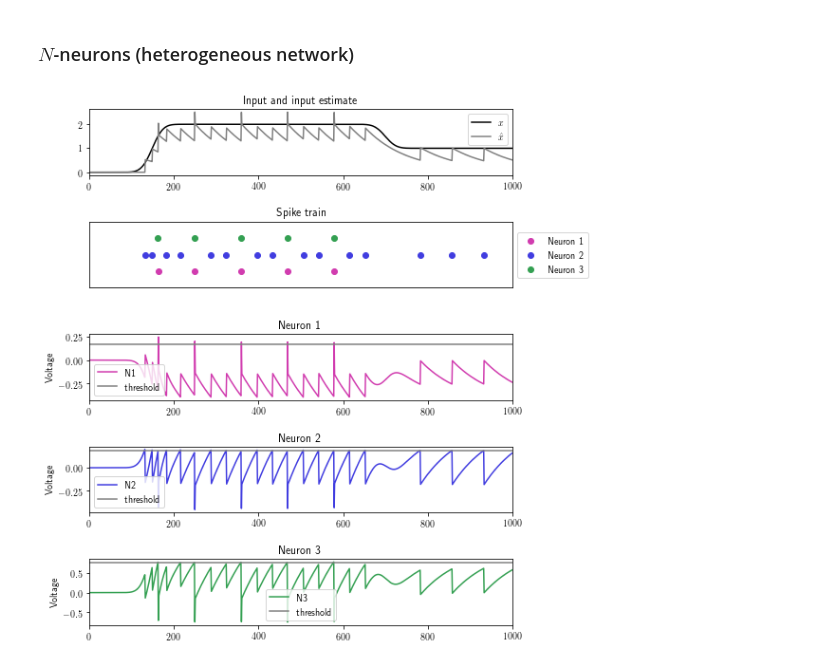
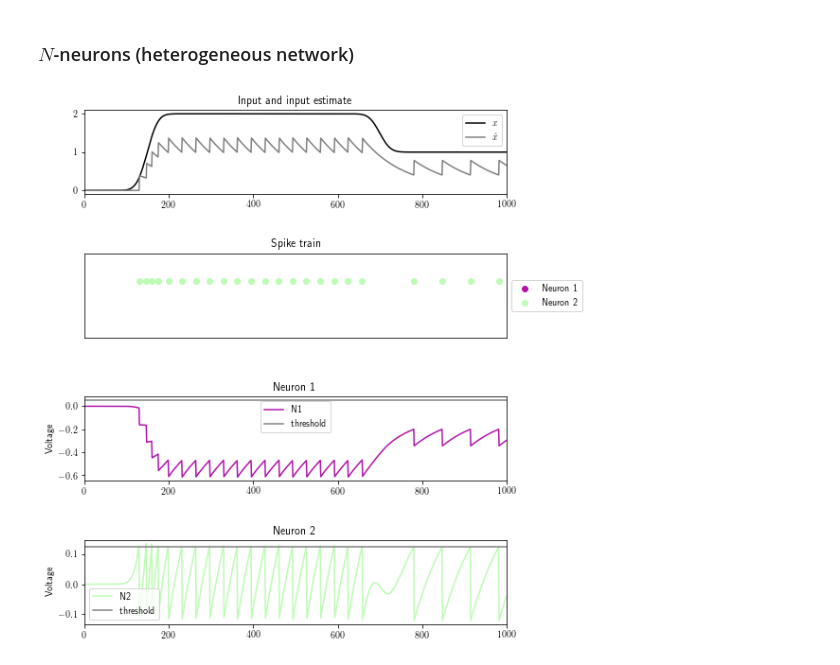
Before and after one commit to ABra1993/LisbonLab, a Jupyter notebook: Current/SNN_current.ipynb, the cells around one changed output. Drawn from its saved outputs; the diff is of its cells as text; code cells hidden in the pictures.

```diff
--- a/Current/SNN_current.ipynb
+++ b/Current/SNN_current.ipynb
@@ -20,7 +20,7 @@ Initialize parameters
 # %%
 def initialize_params(N, dt, iterations, beta, gamma=0, weights='homogeneous'):
 
-        """ Initialize parameters.
+    """ Initialize parameters.
 
     Parameters
     ----------
@@ -33,16 +33,16 @@ def initialize_params(N, dt, iterations, beta, gamma=0, weights='homogeneous'):
 
     """
 
-    t = np.arange(0, iterations) * dt                    # time
+    t = np.arange(0, iterations) * dt
     x_est = np.zeros(iterations)                         # input estimate
     o = np.zeros((N, iterations))                        # spike trains
     voltage = np.zeros((N, iterations))                  # voltages
-    D = np.ones((1, N))                                  # ''output kernel''
+    D = np.ones(N)                                       # ''output kernel''
     if weights == 'homogeneous':
-        D = np.ones((1, N)) * gamma
+        D = np.ones(N) * gamma
     elif weights == 'heterogeneous':
-        D = np.random.normal(1/N, 0.5, size=(1,N))
-    T = [(weight ** 2)/2 + beta/2 for weight in D[0]]    # threshold
+        D = np.random.normal(1/N, 0.5, size=(N))
+    T = [(weight ** 2)/2 + beta/2 for weight in D]    # threshold
 
     return (t, x_est, o, voltage, D, T)
 # %% [markdown]
@@ -310,20 +306,20 @@ visualize_voltage()
 # %% [markdown]
 ### $\textit{N}$-neurons (heterogeneous network)
 # %%
-N = 3
+N = 2
 dt = 0.01
 iterations = 1000
 c_upp = 2
-gamma = 0
+gamma = 2
 beta = 0.1                                               # cost
 color = np.random.randint(0, 255, size=(N, 3))           # return set of colors
 
 t, x_est, o, voltage, D, T = initialize_params(N, dt, iterations, beta, gamma, 'heterogeneous')
 x,c = time_varying_signal(c_upp)
 run()
 visualize(color)
 # %% [output]
-[figure, old version]
+[figure, new version]
 # %%
 visualize_firing_rate()
 # %% [output]
```
Also changed, not shown: parts of 10 cells of this notebook, 2 other files.
